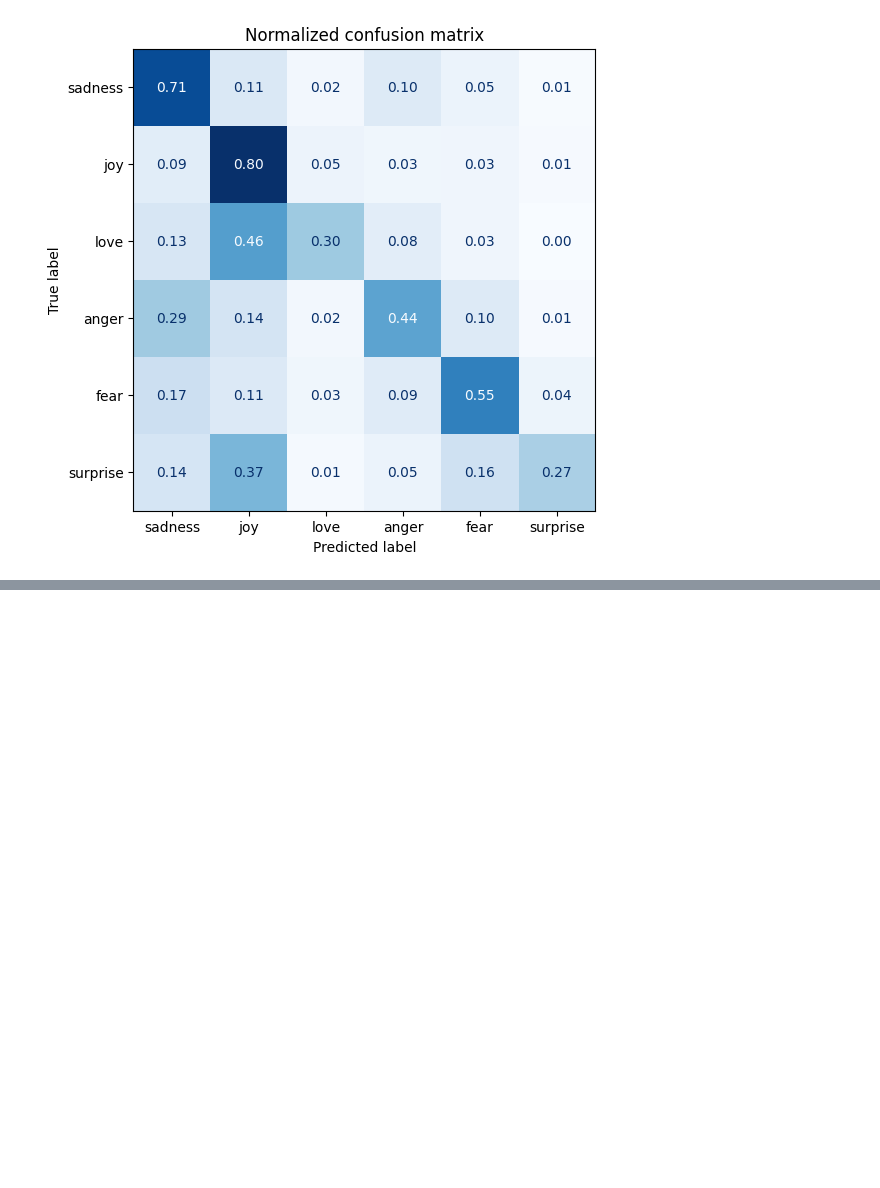
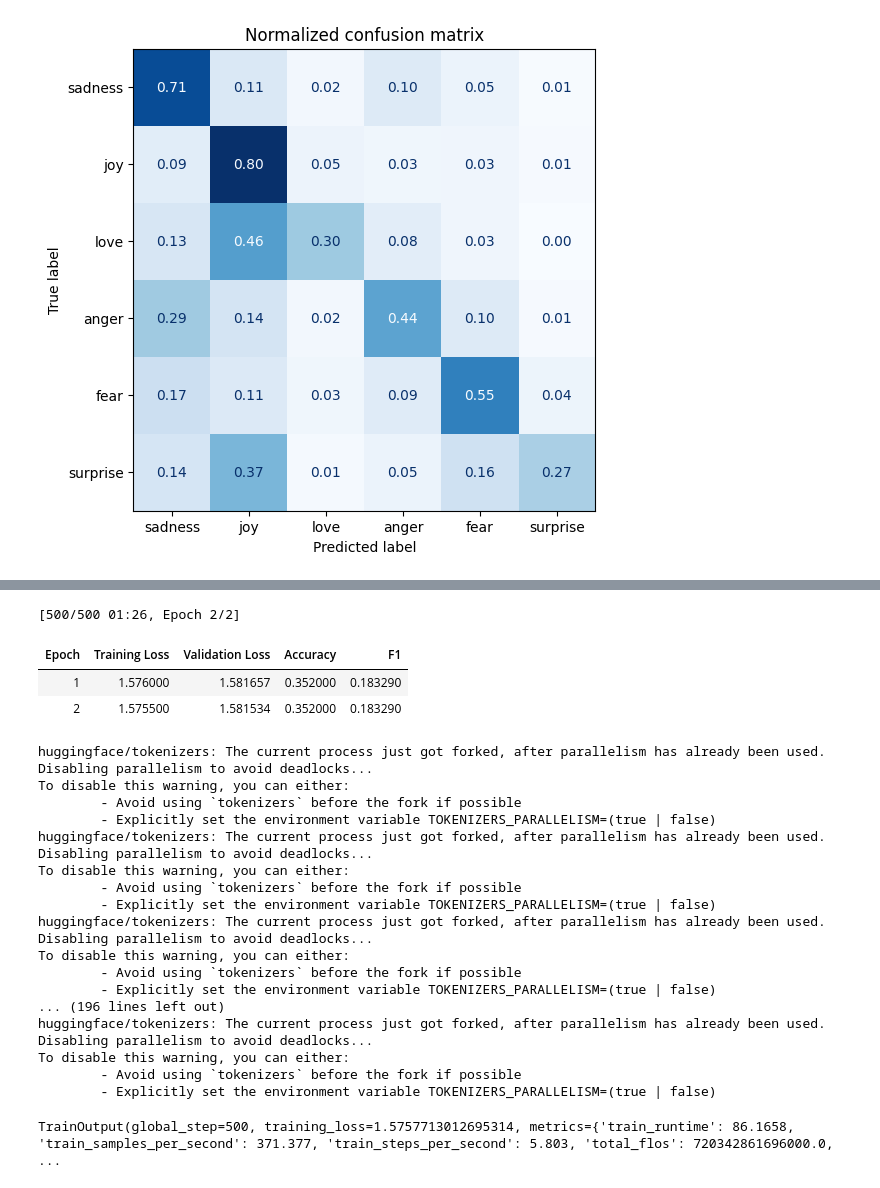
Before and after one commit to dawidkubicki/Sentiment-Classification, a Jupyter notebook: Twitter_Sentiment_Analysis.ipynb, the cells around one changed output, grey strips where cells are left out. Saved outputs shown, nothing was run; the diff lists cells and outputs as text; code cells hidden in the pictures; blank space fills up the shorter version.

```diff
--- a/Twitter_Sentiment_Analysis.ipynb
+++ b/Twitter_Sentiment_Analysis.ipynb
@@ -487,0 +492,3 @@ plot_confusion_matrix(y_preds, y_valid, labels)
+# %%
+num_labels = 6
+model = (AutoModelForSequenceClassification.from_pretrained(model_ckpt, num_labels=num_labels).to(device))
@@ -487,0 +505,7 @@ plot_confusion_matrix(y_preds, y_valid, labels)
+# %%
+def compute_metrics(pred):
+    labels = pred.label_ids
+    preds = pred.predictions.argmax(-1)
+    f1 = f1_score(labels, preds, average="weighted")
+    acc = accuracy_score(labels, preds)
+    return {"accuracy": acc, "f1": f1}
@@ -487,0 +585,25 @@ plot_confusion_matrix(y_preds, y_valid, labels)
+# %%
+trainer.train()
+# %% [output]
+[500/500 01:26, Epoch 2/2]
+| Epoch | Training Loss | Validation Loss | Accuracy | F1 |
+| 1 | 1.576000 | 1.581657 | 0.352000 | 0.183290 |
+| 2 | 1.575500 | 1.581534 | 0.352000 | 0.183290 |
+huggingface/tokenizers: The current process just got forked, after parallelism has already been used. Disabling parallelism to avoid deadlocks...
+To disable this warning, you can either:
+        - Avoid using `tokenizers` before the fork if possible
+        - Explicitly set the environment variable TOKENIZERS_PARALLELISM=(true | false)
+huggingface/tokenizers: The current process just got forked, after parallelism has already been used. Disabling parallelism to avoid deadlocks...
+To disable this warning, you can either:
+        - Avoid using `tokenizers` before the fork if possible
+        - Explicitly set the environment variable TOKENIZERS_PARALLELISM=(true | false)
+huggingface/tokenizers: The current process just got forked, after parallelism has already been used. Disabling parallelism to avoid deadlocks...
+To disable this warning, you can either:
+        - Avoid using `tokenizers` before the fork if possible
+        - Explicitly set the environment variable TOKENIZERS_PARALLELISM=(true | false)
+... (196 lines left out)
+huggingface/tokenizers: The current process just got forked, after parallelism has already been used. Disabling parallelism to avoid deadlocks...
+To disable this warning, you can either:
+        - Avoid using `tokenizers` before the fork if possible
+        - Explicitly set the environment variable TOKENIZERS_PARALLELISM=(true | false)
+TrainOutput(global_step=500, training_loss=1.5757713012695314, metrics={'train_runtime': 86.1658, 'train_samples_per_second': 371.377, 'train_steps_per_second': 5.803, 'total_flos': 720342861696000.0, ...
```
Also changed, not shown: parts of 13 cells of this notebook.
